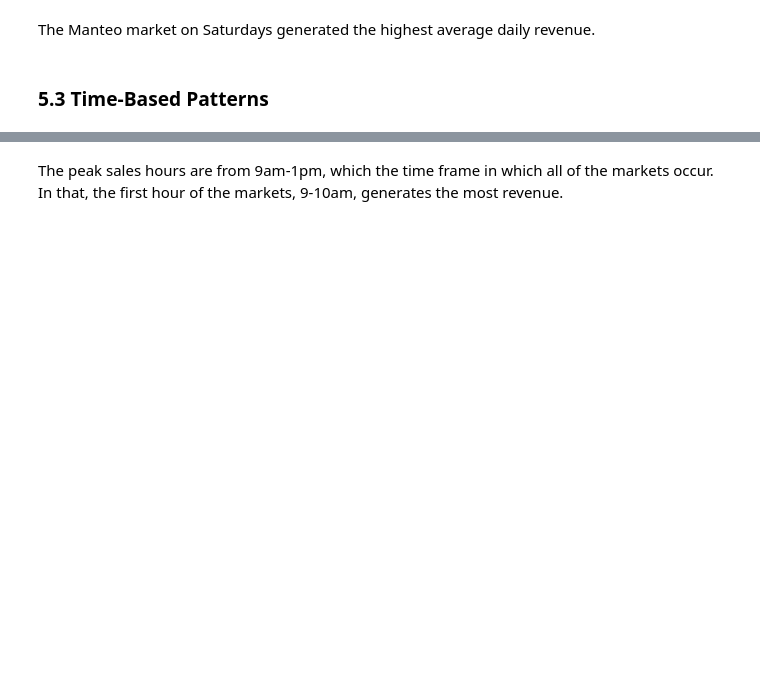
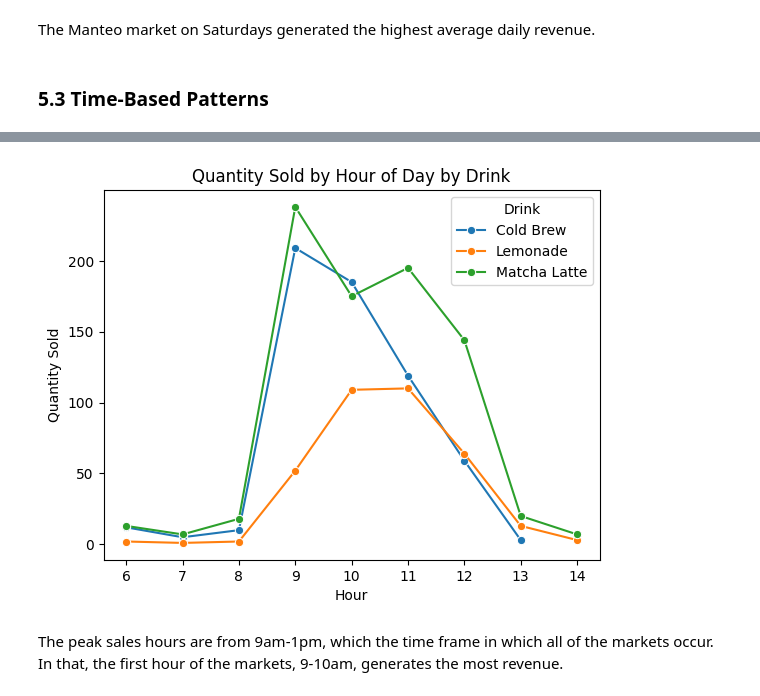
Before and after one commit to zoetankersley/sunrise_social_club, a Jupyter notebook: notebooks/eda.ipynb, the cells around one changed output, grey strips where cells are left out. Saved outputs shown, nothing was run; the diff lists cells and outputs as text; code cells hidden in the pictures; blank space fills up the shorter version.

Commit message:
add new data

```diff
--- a/notebooks/eda.ipynb
+++ b/notebooks/eda.ipynb
@@ -507,3 +507,28 @@ plt.show()
+# %%
+# Revenue by hour for each drink
+hourly_sales = (
+    df[df["Item"].isin(["Matcha Latte", "Cold Brew", "Lemonade"])]
+    .groupby(["Hour", "Item"])["Qty"]
+    .sum()
+    .reset_index()
+)
+
+sns.lineplot(
+    data=hourly_sales,
+    x="Hour",
+    y="Qty",
+    hue="Item",
+    marker="o"
+)
+
+plt.title("Quantity Sold by Hour of Day by Drink")
+plt.xlabel("Hour")
+plt.ylabel("Quantity Sold")
+plt.xticks(sorted(hourly_sales["Hour"].unique()))
+plt.legend(title="Drink")
+plt.show()
+# %% [output]
+[figure, added]
 # %% [markdown]
 The peak sales hours are from 9am-1pm, which the time frame in which all of the markets occur. In that, the first hour of the markets, 9-10am, generates the most revenue.
 # %%
```
Also changed, not shown: parts of 25 cells of this notebook, 6 other files.
